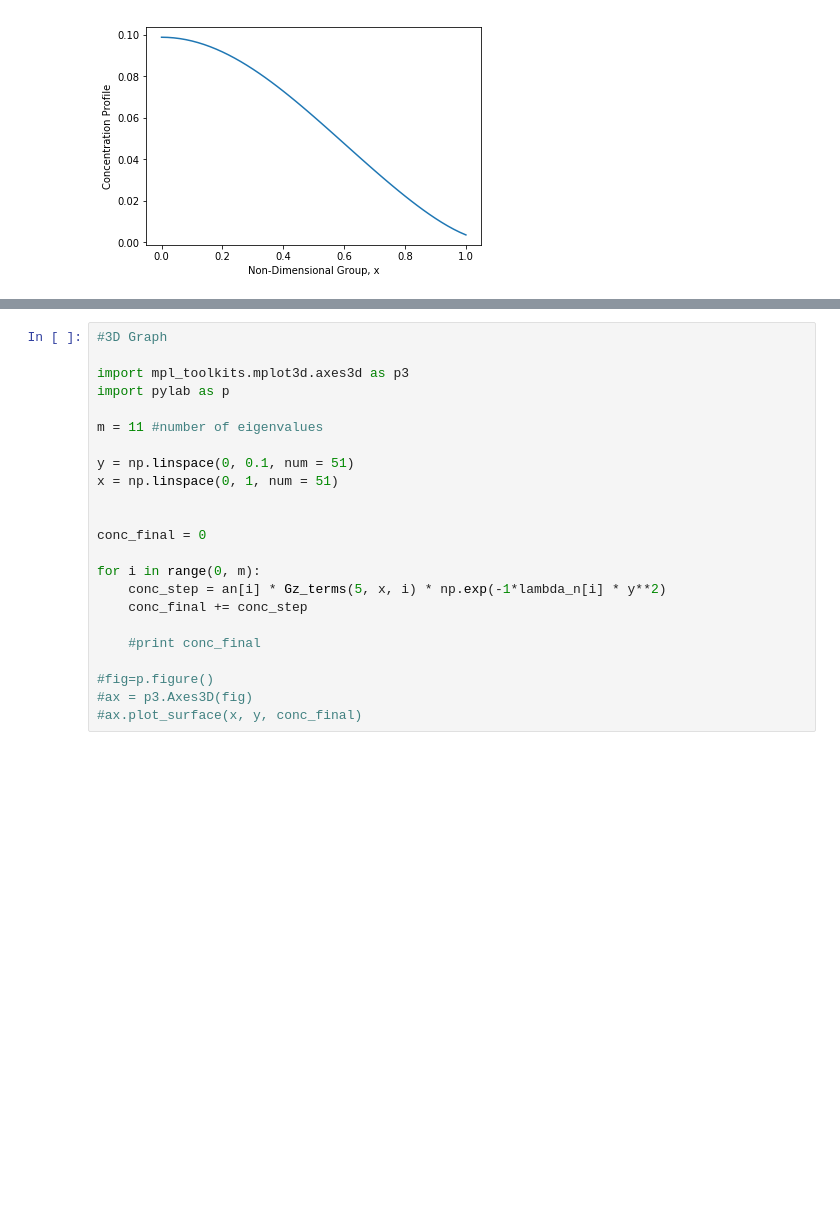
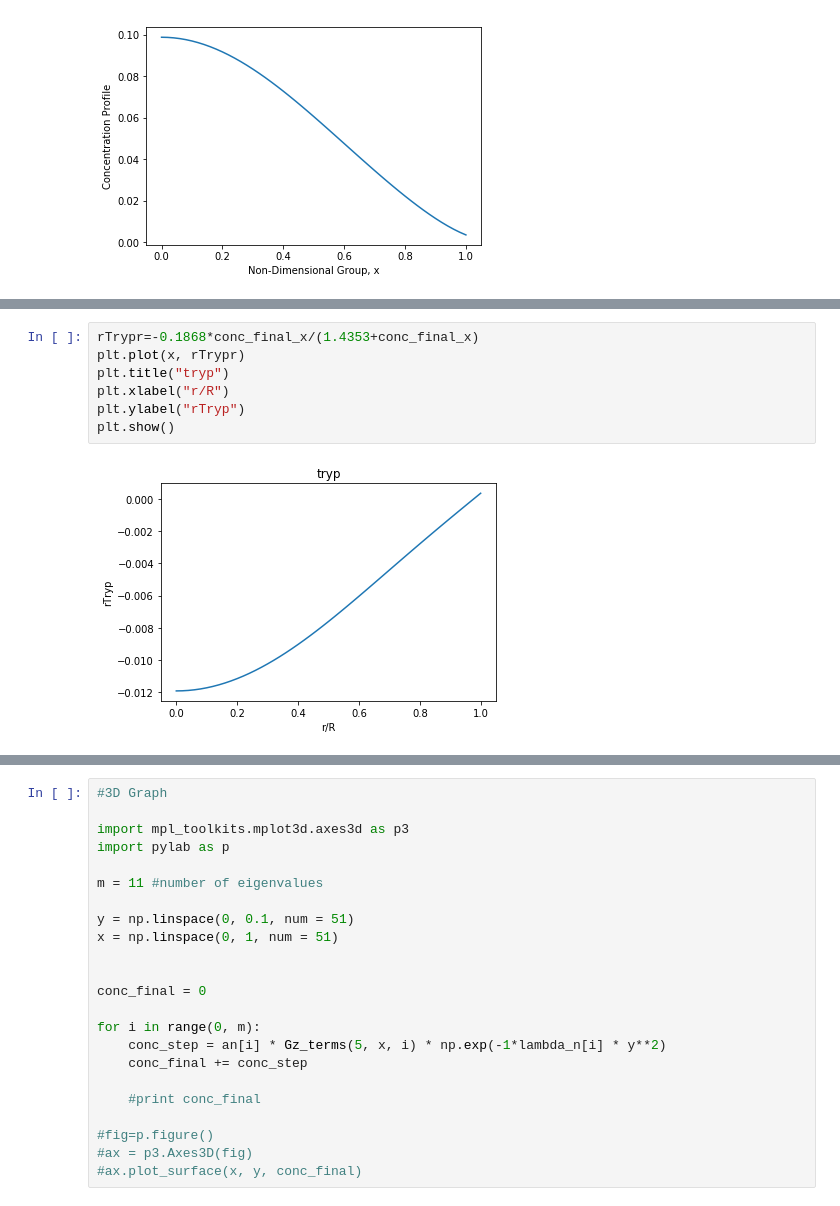
Before and after one commit to nateharms/serotonin_transport, a Jupyter notebook: reattempting.ipynb, the cells around one changed output, grey strips where cells are left out. Saved outputs shown, nothing was run; the diff lists cells and outputs as text; blank space fills up the shorter version.

```diff
--- a/reattempting.ipynb
+++ b/reattempting.ipynb
@@ -293 +293,10 @@ plt.show()
 [figure]
+# %%
+rTrypr=-0.1868*conc_final_x/(1.4353+conc_final_x)
+plt.plot(x, rTrypr)
+plt.title("tryp")
+plt.xlabel("r/R")
+plt.ylabel("rTryp")
+plt.show()
+# %% [output]
+[figure, added]
```
Also changed, not shown: parts of 4 cells of this notebook.
